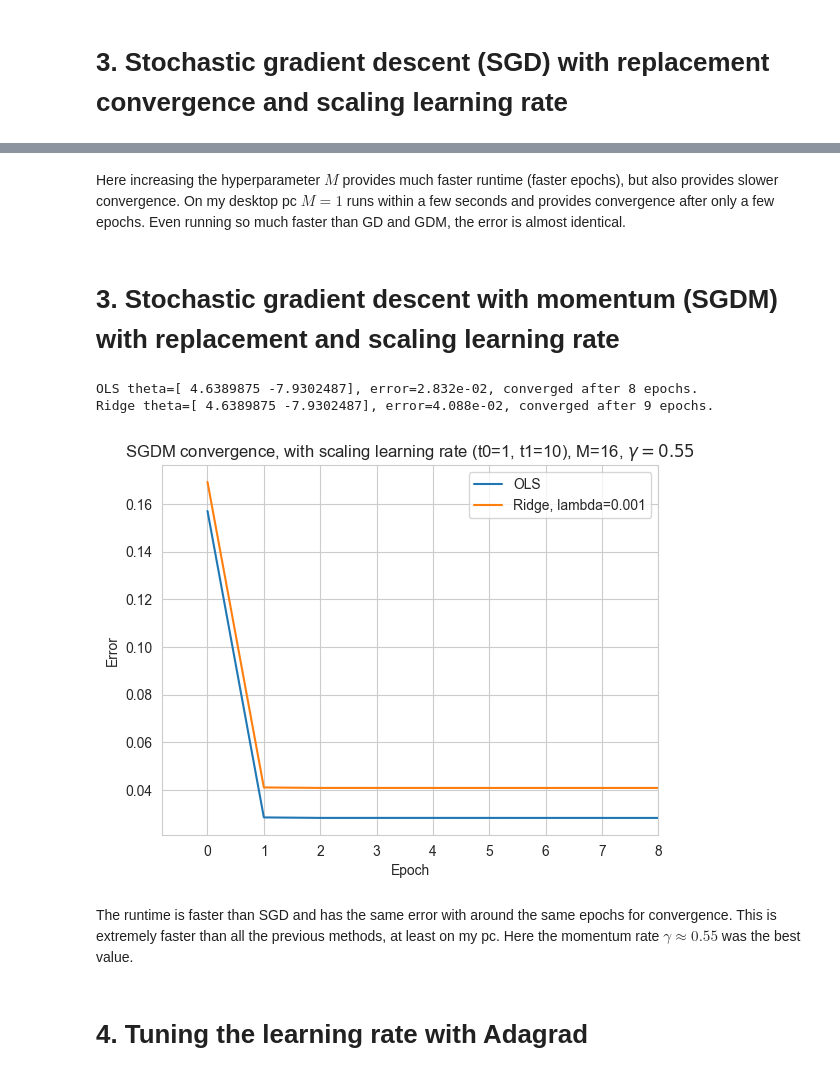
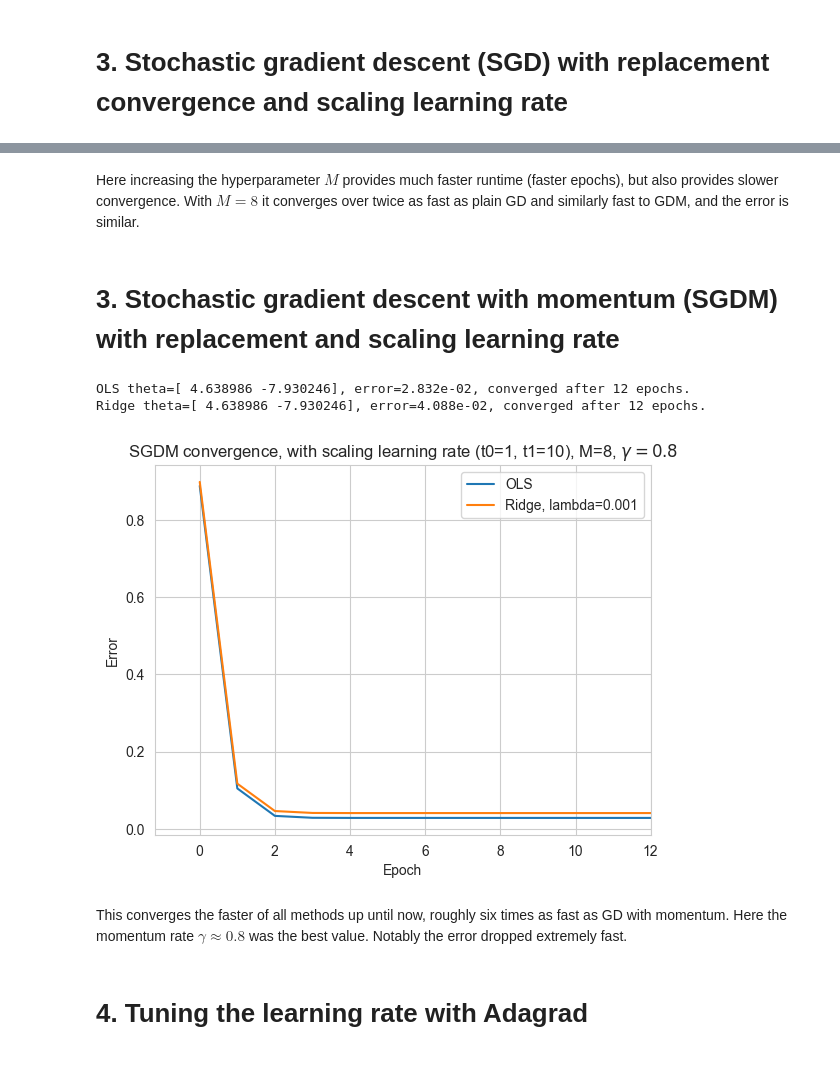
Before and after one commit to LassePladsen/FYS-STK3155-4155, a Jupyter notebook: Weekly exercises/42&42/Week 41&42 Lasse Pladsen.ipynb, the cells around one changed output, grey strips where cells are left out. Saved outputs shown, nothing was run; the diff lists cells and outputs as text; code cells hidden in the pictures.

```diff
--- a/Weekly exercises/42&42/Week 41&42 Lasse Pladsen.ipynb
+++ b/Weekly exercises/42&42/Week 41&42 Lasse Pladsen.ipynb
@@ -343,12 +343,12 @@ Ridge theta=[ 4.638973  -7.9302235], error=4.088e-02, converged after 75 epochs.
 # %% [markdown]
-Here increasing the hyperparameter $M$ provides much faster runtime (faster epochs), but also provides slower convergence. On my desktop pc $M=1$ runs within a few seconds and provides convergence after only a few epochs. Even running so much faster than GD and GDM, the error is almost identical.
+Here increasing the hyperparameter $M$ provides much faster runtime (faster epochs), but also provides slower convergence. With $M=8$ it converges over twice as fast as plain GD and similarly fast to GDM, and the error is similar.
 # %% [markdown]
 # 3. Stochastic gradient descent with momentum (SGDM) with replacement and scaling learning rate
 # %%
 # Parameters
-M = 16  # size of each minibatch
+M = 8  # size of each minibatch
 m = int(N / M)  # number of minibatches
-momentum_rate = 0.55  # momentum rate
+momentum_rate = 0.8  # momentum rate
 
 # Learning schedule parameters
 t0 = 1
@@ -382,7 +382,7 @@ for epoch_ols in epoch_iters:
         yi = y[random_index:random_index + M]
 
         # Gradient descent with memory on the random batch
-        gradient = grad_ols(theta_sgdm_ols)
+        gradient = 1 / M * grad_ols(theta_sgdm_ols)
         learn_rate_i = learning_schedule(epoch_ols * m + i)
         new_change = learn_rate * gradient + momentum_rate * change
 
@@ -413,40 +413,40 @@ for epoch_ridge in epoch_iters:
 
         # Gradient descent with memory on the random batch
         learn_rate_i = learning_schedule(epoch_ridge * m + i)
-        gradient = grad_ridge(theta_sgdm_ridge)
+        gradient = 1 / M * grad_ridge(theta_sgdm_ridge)
         new_change = learn_rate * gradient + momentum_rate * change
 
         # Update values
         theta_sgdm_ridge -= new_change
         change = new_change.copy()
 
     # Store MSE as error for each epoch iteration
     errors_sgdm_ridge[epoch_ridge] = ridge.cost_func(theta_sgdm_ridge)
 
     # Convergence test
     if all(abs(theta_sgdm_ridge - theta_sgdm_ridge_prev) <= theta_tol):
         errors_sgdm_ridge[epoch_ridge:] = errors_sgdm_ridge[epoch_ridge]
         break
 
 # Plot errors as function of epoch iteration
 plt.plot(epoch_iters, errors_sgdm_ols, label="OLS")
 plt.plot(epoch_iters, errors_sgdm_ridge, label=f"Ridge, lambda={lmbda}")
 plt.xlabel("Epoch")
 plt.ylabel(r"Error")
 plt.title(f"SGDM convergence, with scaling learning rate ({t0=}, {t1=}), {M=}, $\gamma={momentum_rate}$")
 plt.xlim(-0.1 * epoch_ols, epoch_ols)
 plt.grid(True)
 plt.legend()
 
 # Print theta values and convergence times
 print(f"OLS theta={theta_sgdm_ols.ravel()}, error={errors_sgdm_ols[-1]:.3e}, converged after {epoch_ols} epochs.")
 print(f"Ridge theta={theta_sgdm_ols.ravel()}, error={errors_sgdm_ridge[-1]:.3e}, converged after {epoch_ridge} epochs.")
 # %% [output]
-OLS theta=[ 4.6389875 -7.9302487], error=2.832e-02, converged after 8 epochs.
-Ridge theta=[ 4.6389875 -7.9302487], error=4.088e-02, converged after 9 epochs.
+OLS theta=[ 4.638986 -7.930246], error=2.832e-02, converged after 12 epochs.
+Ridge theta=[ 4.638986 -7.930246], error=4.088e-02, converged after 12 epochs.
-[figure, old version]
+[figure, new version]
 # %% [markdown]
-The runtime is faster than SGD and has the same error with around the same epochs for convergence. This is extremely faster than all the previous methods, at least on my pc. Here the momentum rate $\gamma\approx0.55$ was the best value.
+This converges the faster of all methods up until now, roughly six times as fast as GD with momentum. Here the momentum rate $\gamma\approx0.8$ was the best value. Notably the error dropped extremely fast.
 # %% [markdown]
  # 4. Tuning the learning rate with Adagrad
 # %% [markdown]
```
Also changed, not shown: parts of 7 cells of this notebook.
